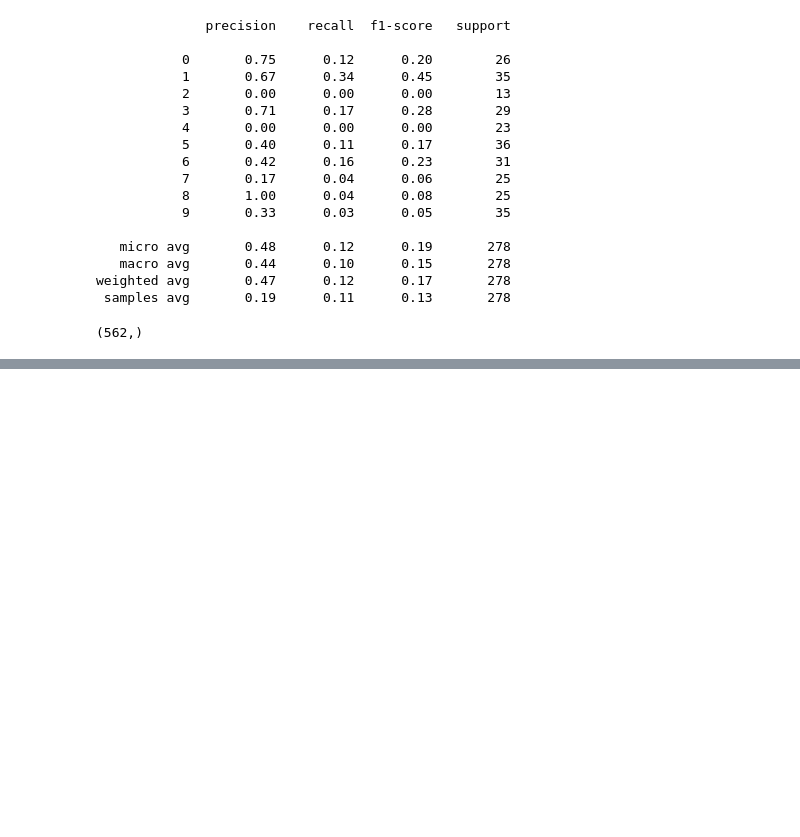
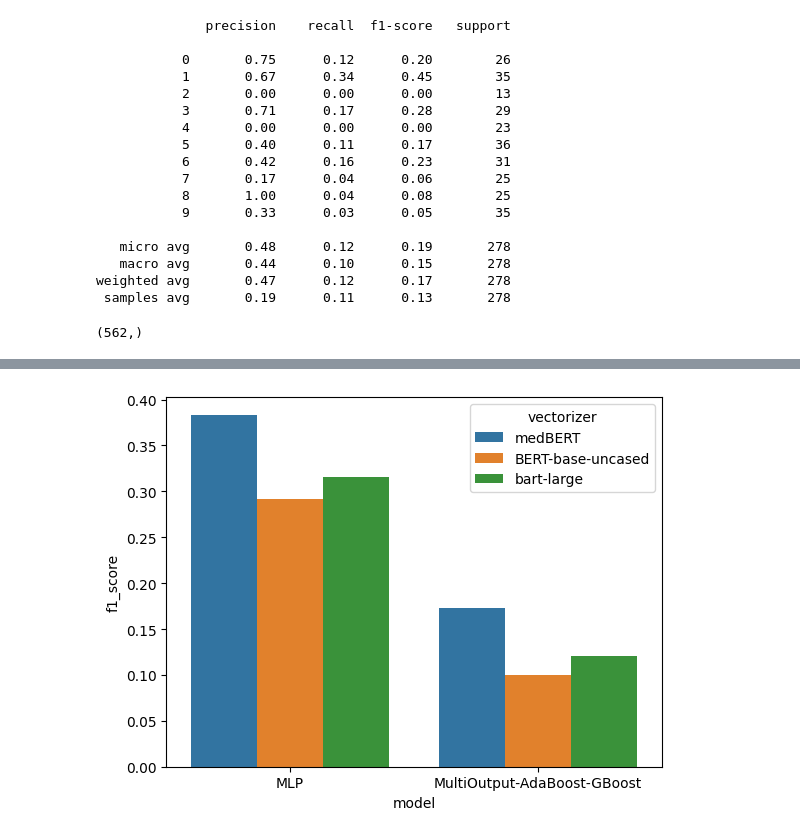
Before and after one commit to esedesam/GPT-Challenge, a Jupyter notebook: gptChallengeEn.ipynb, the cells around one changed output, grey strips where cells are left out. Saved outputs shown, nothing was run; the diff lists cells and outputs as text; code cells hidden in the pictures; blank space fills up the shorter version.

Commit message:
Modificación en los textos en inglés - añadido Df de scores

```diff
--- a/gptChallengeEn.ipynb
+++ b/gptChallengeEn.ipynb
@@ -447,0 +476,3 @@ KeyboardInterrupt:
+# %%
+fileNameLarge = 'data/data_with_large_embeddings_en.tsv'
+vectorizerName = 'bart-large'
@@ -447,0 +524,12 @@ KeyboardInterrupt:
+# %%
+x_train, x_test, y_train_train, y_train_test = train_test_split(X, y_train, random_state = 3)
+# %%
+modelName = 'MLP'
+multi_target_classifier = MLPClassifier(activation = 'tanh', solver = 'adam', max_iter = 5000, n_iter_no_change = np.inf, random_state = 3, verbose = 1)
+multi_target_classifier.fit(x_train, y_train_train)
+y_pred = multi_target_classifier.predict(x_test)
+report = classification_report(y_train_test, y_pred, zero_division = 0)
+print(report)
+
+precision, recall, f1_score, support = precision_recall_fscore_support(y_train_test, y_pred, average = 'weighted')
+scoresDfEN = addScoresEN(scoresDfEN, modelName, precision, recall, f1_score, support, vectorizerName)
@@ -447,0 +554,12 @@ KeyboardInterrupt:
+# %%
+modelName = 'MultiOutput-AdaBoost-GBoost'
+estimator = GradientBoostingClassifier(loss = 'exponential', criterion = 'friedman_mse', n_estimators = 100, max_depth = 5, min_samples_split = 5, random_state = 3)
+base_classifier = AdaBoostClassifier(estimator = estimator, n_estimators = 100, random_state = 3)
+multi_target_classifier = MultiOutputClassifier(base_classifier, n_jobs = 4)
+multi_target_classifier.fit(x_train, y_train_train)
+y_pred = multi_target_classifier.predict(x_test)
+report = classification_report(y_train_test, y_pred, zero_division = 0)
+print(report)
+
+precision, recall, f1_score, support = precision_recall_fscore_support(y_train_test, y_pred, average = 'weighted')
+scoresDfEN = addScoresEN(scoresDfEN, modelName, precision, recall, f1_score, support, vectorizerName)
@@ -447,0 +602,13 @@ KeyboardInterrupt:
+# %%
+sns.barplot(x='model', y='f1_score', hue='vectorizer', data=scoresDfEN)
+
+# Guardar el plot en results/images antes de mostrarlo
+if not os.path.exists('./results/images'):
+    os.makedirs('./results/images')
+
+plt.savefig('./results/images/scoresDfEN_f1.png', bbox_inches='tight')
+
+# Mostrar el plot después de guardarlo
+plt.show()
+# %% [output]
+[figure, added]
```
Also changed, not shown: parts of 33 cells of this notebook, 9 other files.
